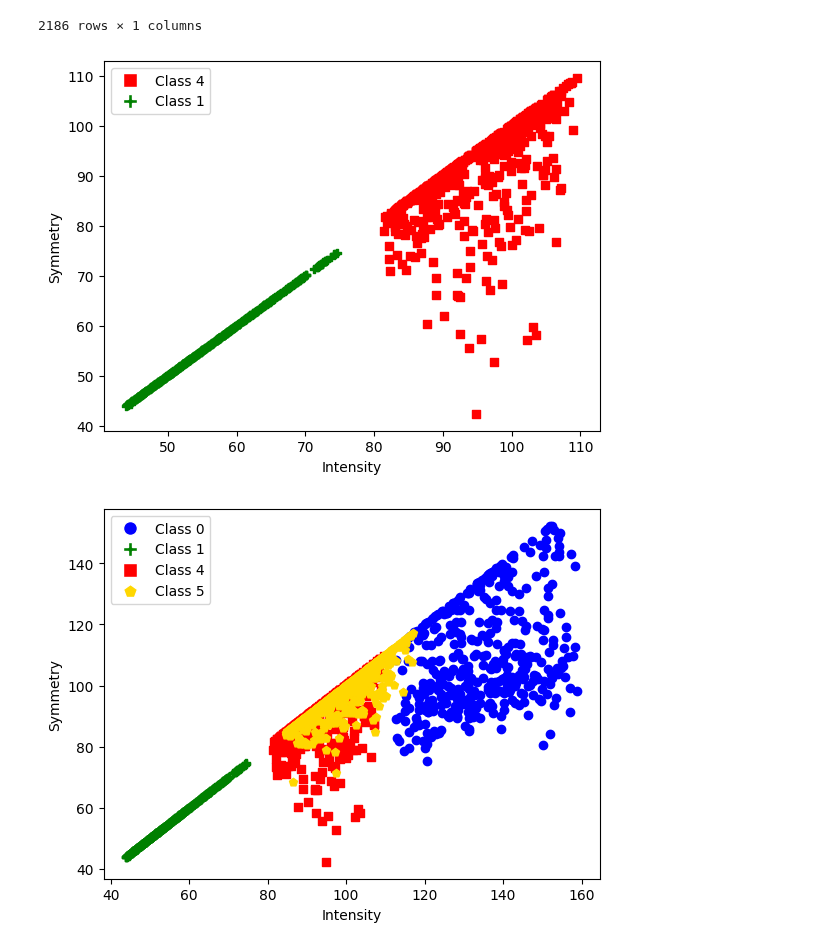
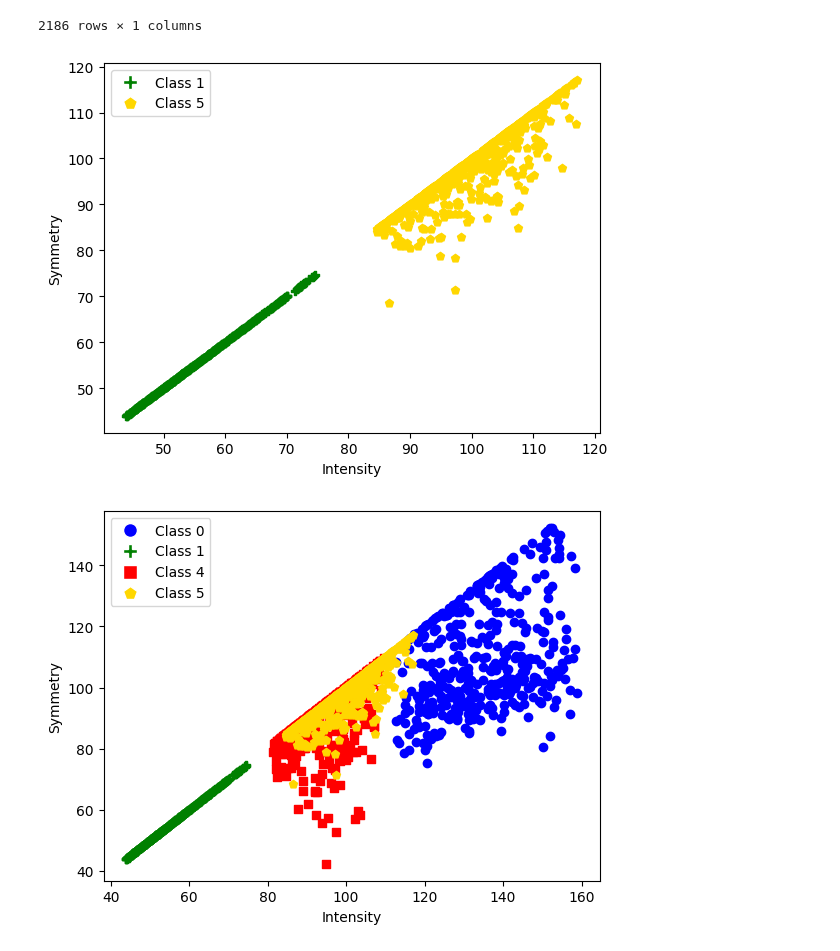
Before and after one commit to limafernando/ppgi-am, a Jupyter notebook: digits/main.ipynb, the cells around one changed output. Drawn from its saved outputs; the diff is of its cells as text; code cells hidden in the pictures.

```diff
--- a/digits/main.ipynb
+++ b/digits/main.ipynb
@@ -145,9 +145,9 @@ Y_train
 | 2185 | 5 |
 2186 rows × 1 columns
 # %%
-show_bin_dataset(X_train_redu, Y_train, 4, 1)
+show_bin_dataset(X_train_redu, Y_train, 1, 5)
 # %% [output]
-[figure, old version]
+[figure, new version]
 # %%
 show_dataset(X_train_redu, Y_train)
 # %% [output]
```
Also changed, not shown: parts of 1 cell of this notebook, 2 other files.
